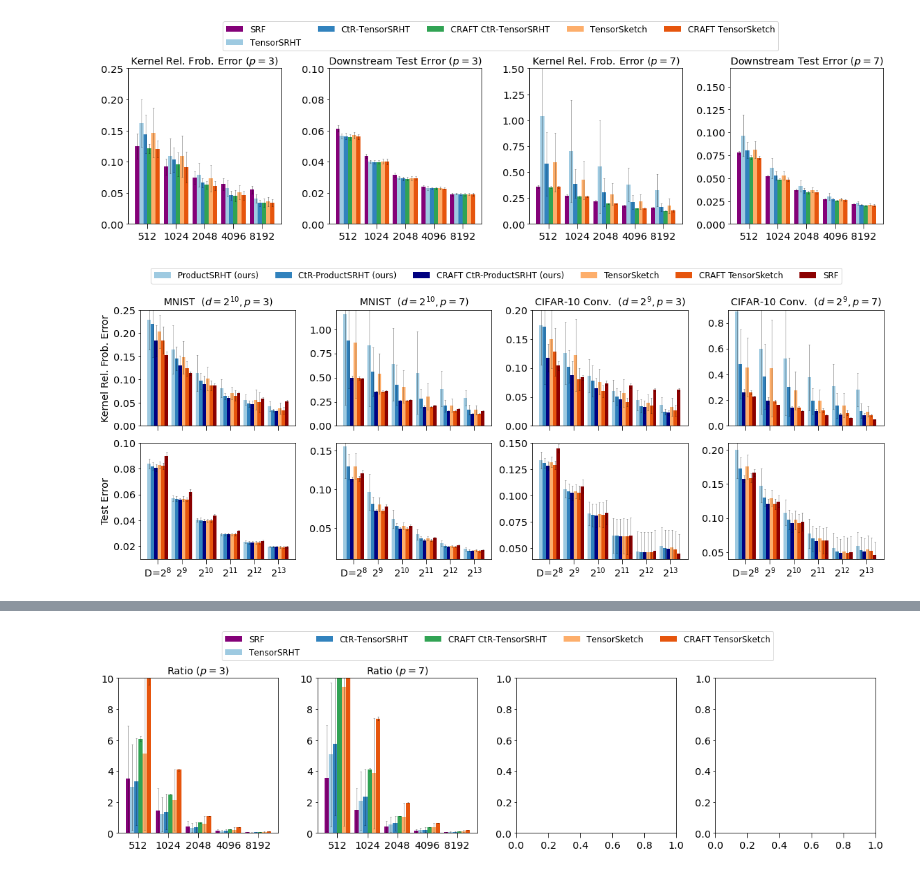
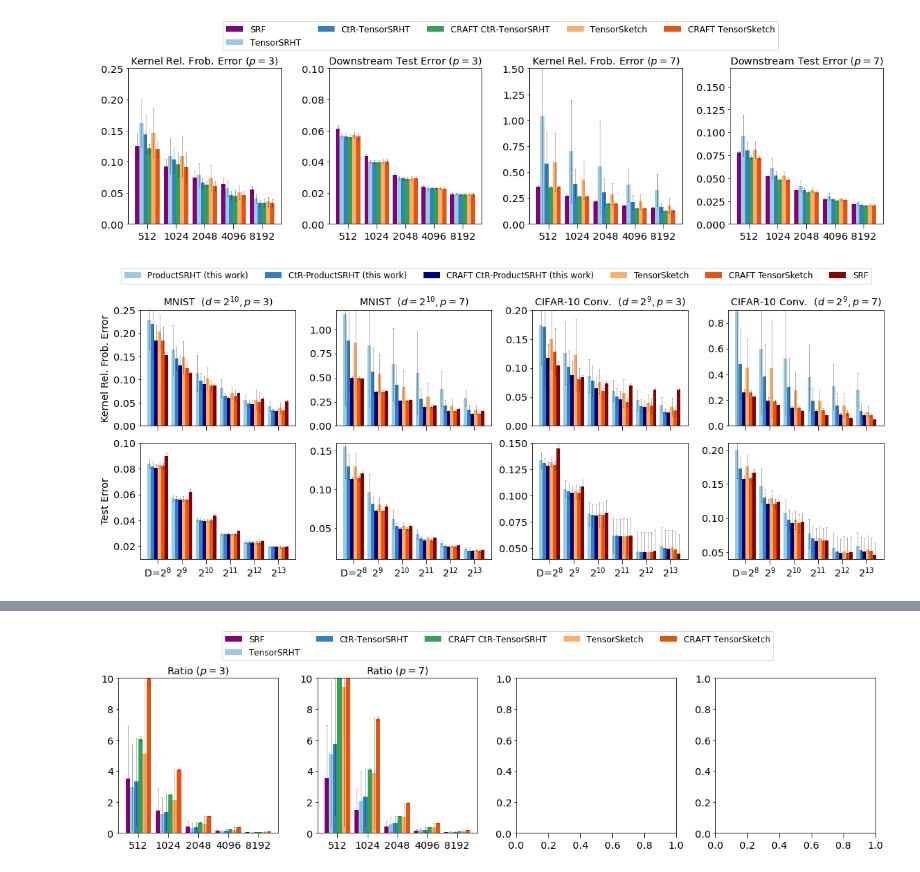
Before and after one commit to joneswack/dp-rfs, a Jupyter notebook: notebooks/bar-plot-visualization.ipynb, the cells around one changed output, grey strips where cells are left out. Saved outputs shown, nothing was run; the diff lists cells and outputs as text; code cells hidden in the pictures.

```diff
--- a/notebooks/bar-plot-visualization.ipynb
+++ b/notebooks/bar-plot-visualization.ipynb
@@ -745,34 +731,48 @@ legend = plt.figlegend(handles=handles, labels=labels, loc='upper center', ncol=
 plt.show()
 # %% [output]
 [figure]
+# %%
+configs = [
+#     ('Gaussian', {'method': 'poly_sketch', 'proj': 'gaussian', 'complex': False, 'hier': False, 'comp_real': False, 'color': colors[0]}),
+#     ('CtR-Gaussian', {'method': 'poly_sketch', 'proj': 'gaussian', 'complex': False, 'hier': False, 'comp_real': True, 'color': colors[1]}),
+#     ('Rademacher', {'method': 'poly_sketch', 'proj': 'rademacher', 'complex': False, 'hier': False, 'comp_real': False, 'craft': False, 'color': colors[2]}),
+#     ('CtR-Rademacher', {'method': 'poly_sketch', 'proj': 'rademacher', 'complex': False, 'hier': False, 'comp_real': True, 'craft': False, 'color': colors[3]}),
+    ('ProductSRHT (this work)', {'method': 'poly_sketch', 'proj': 'srht', 'complex': False, 'hier': False, 'comp_real': False, 'color': colors[6]}),
+    ('CtR-ProductSRHT (this work)', {'method': 'poly_sketch', 'proj': 'srht', 'complex': False, 'hier': False, 'comp_real': True, 'color': colors[7]}),
+    ('CRAFT CtR-ProductSRHT (this work)', {'method': 'poly_sketch', 'proj': 'srht', 'complex': False, 'hier': False, 'comp_real': True, 'craft': True, 'color': 'navy'}),
+    ('TensorSketch', {'method': 'poly_sketch', 'proj': 'countsketch_scatter', 'complex': False, 'hier': False, 'comp_real': False, 'color': colors[4]}),
+#     ('CRAFT TensorSRHT', {'method': 'poly_sketch', 'proj': 'srht', 'complex': False, 'hier': False, 'comp_real': False, 'craft': True, 'color': colors[4]}),
+    ('CRAFT TensorSketch', {'method': 'poly_sketch', 'proj': 'countsketch_scatter', 'complex': False, 'hier': False, 'comp_real': False, 'craft': True, 'color': colors[5]}),
+    ('SRF', {'method': 'srf', 'proj': 'gaussian', 'complex': False, 'hier': False, 'comp_real': False, 'color': 'darkred'}),
+]
 # %%
 csv_files = [
-    '../csv/poly3_approx_ctr_craft/MNIST_d1024_n70000.csv',
-    '../csv/poly7_approx_ctr_craft/MNIST_d1024_n70000.csv',
+    '../csv/poly3_approx_ctr_craft_hier/MNIST_d1024_n70000.csv',
+    '../csv/poly7_approx_ctr_craft_hier/MNIST_d1024_n70000.csv',
     '../csv/poly3_approx_ctr_craft/cifar10_conv_d512_n60000.csv',
     '../csv/poly7_approx_ctr_craft/cifar10_conv_d512_n60000.csv'
 ]
 
 fig, axes = plt.subplots(ncols=4, nrows=2, figsize=(16, 6))
 plot_csv(axes[0,0], csv_files[0], configs, error_field='k_rel_frob_error', y_lim=(0.00, 0.25), title='MNIST  $(d=2^{10}, p=3)$', x_axis=False, ylabel='Kernel Rel. Frob. Error')
 plot_csv(axes[0,1], csv_files[1], configs, error_field='k_rel_frob_error', y_lim=(0.00, 1.2), title='MNIST  $(d=2^{10}, p=7)$', x_axis=False)
 plot_csv(axes[0,2], csv_files[2], configs, error_field='k_rel_frob_error', y_lim=(0.00, 0.2), title='CIFAR-10 Conv.  $(d=2^9, p=3)$', x_axis=False)
 plot_csv(axes[0,3], csv_files[3], configs, error_field='k_rel_frob_error', y_lim=(0.00, 0.9), title='CIFAR-10 Conv.  $(d=2^9, p=7)$', x_axis=False)
 plot_csv(axes[1,0], csv_files[0], configs, error_field='test_error', y_lim=(0.01, 0.10), title='', ylabel='Test Error')
 plot_csv(axes[1,1], csv_files[1], configs, error_field='test_error', y_lim=(0.01, 0.16), title='')
 plot_csv(axes[1,2], csv_files[2], configs, error_field='test_error', y_lim=(0.04, 0.15), title='')
 plot_csv(axes[1,3], csv_files[3], configs, error_field='test_error', y_lim=(0.04, 0.21), title='')
 # plot_csv(axes[2,0], csv_files[0], configs, error_field='feature_time', title='Kernel Rel. Frob. Error $(p=3)$')
 # plot_csv(axes[2,1], csv_files[1], configs, error_field='feature_time', title='Kernel Rel. Frob. Error $(p=7)$')
 # plot_csv(axes[2,2], csv_files[2], configs, error_field='feature_time', title='Kernel Rel. Frob. Error $(p=3)$')
 # plot_csv(axes[2,3], csv_files[3], configs, error_field='feature_time', title='Kernel Rel. Frob. Error $(p=7)$')
 
 handles, labels = axes[0,0].get_legend_handles_labels()
 #axes[0].legend()
 
 plt.tight_layout()
 legend = plt.figlegend(handles=handles, labels=labels, loc='upper center', ncol=6, bbox_to_anchor = (0,0.23,1.01,0.85), bbox_transform=plt.gcf().transFigure)
 plt.savefig('../figures/mnist_cifar10_big.pdf', dpi=300, bbox_extra_artists=(legend,), bbox_inches='tight') #
 plt.show()
 # %% [output]
-[figure, old version]
+[figure, new version]
```
Also changed, not shown: parts of 3 cells of this notebook, 7 other files.
